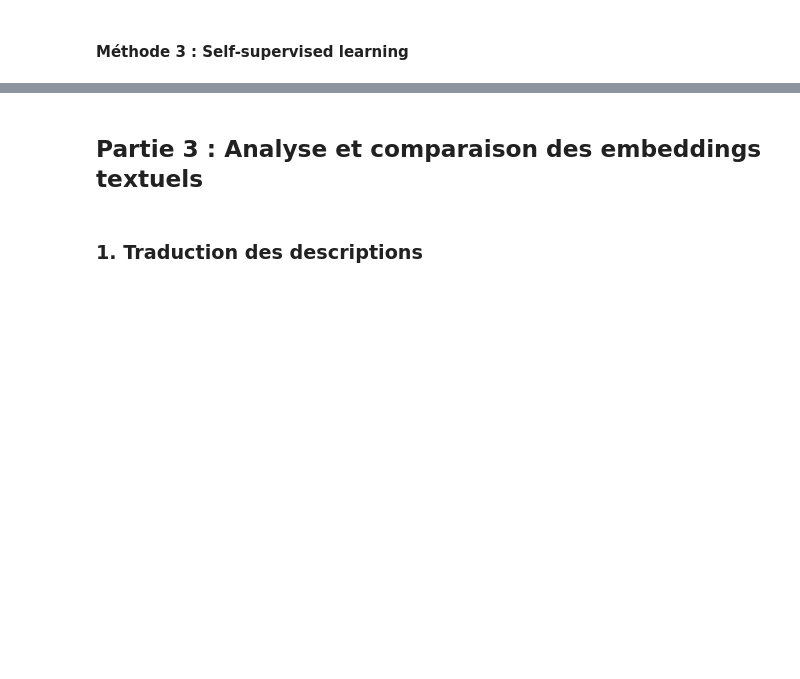
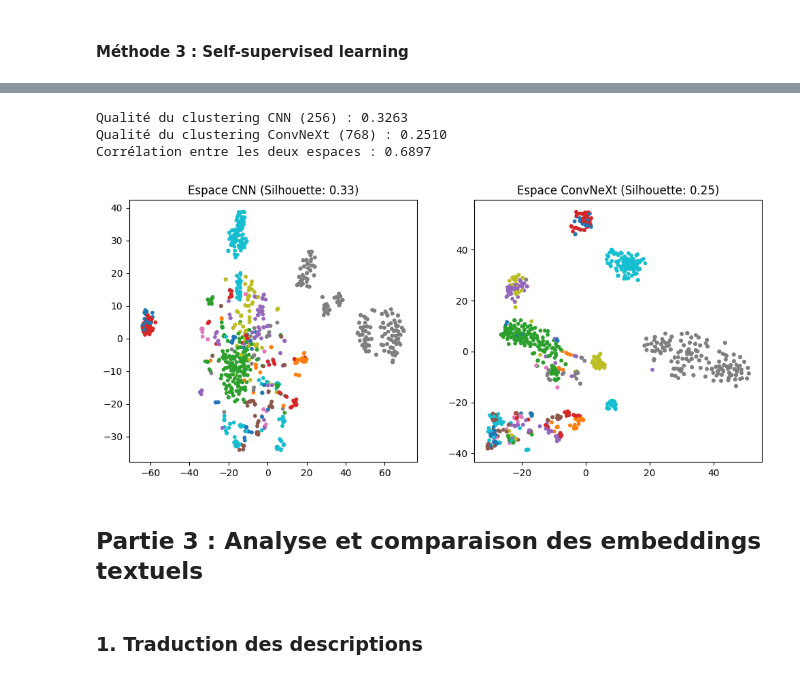
Before and after one commit to alban-morin/recommandations-chanel, a Jupyter notebook: Notebook.ipynb, the cells around one changed output, grey strips where cells are left out. Cells and saved outputs as stored; diff of their text form; code cells hidden in the pictures; blank space fills up the shorter version.

```diff
--- a/Notebook.ipynb
+++ b/Notebook.ipynb
@@ -385,0 +839,17 @@ En tout cas, cette visualisation met en évidence une segmentation tarifaire en
+# %%
+X_all_preprocessed = convnext.preprocess_input(X_all * 255)  # Remettre en 0-255 pour le preprocessing
+
+# Calculer les embeddings
+inputs = convnext_encoder.input
+encoder_out = convnext_encoder.output  # tenseur symbolique
+embeddings_tensor = convnext_model.dense1(encoder_out)  # couche Dense déjà instanciée
+convnext_embedding_model = Model(inputs=inputs, outputs=embeddings_tensor)
+
+# Calculer les embeddings
+convnext_embeddings = convnext_embedding_model.predict(X_all_preprocessed, batch_size=BATCH_SIZE, verbose=1)
+
+
+print(f"ConvNeXt embeddings shape: {convnext_embeddings.shape}")
+# Associer les embeddings au DataFrame
+all_images = all_images.reset_index(drop=True)
+all_images['convnext_embedding'] = list(convnext_embeddings)
@@ -390,3 +867,60 @@ En tout cas, cette visualisation met en évidence une segmentation tarifaire en
+# %%
+from sklearn.metrics import silhouette_score
+import numpy as np
+
+# On suppose que vous avez une colonne 'label' ou 'class' dans all_images
+# et que vos embeddings sont stockés sous forme de liste ou array numpy dans le dataframe
+
+# 1. Préparer les matrices (N_images, Dimensions)
+X_cnn = np.stack(all_images['cnn_embedding'].values)      # Shape (N, 256)
+X_convnext = np.stack(all_images['convnext_embedding'].values) # Shape (N, 768)
+y_labels = all_images['label'].values # Vos vraies classes
+
+# 2. Calculer le score (entre -1 et 1. Plus c'est haut, mieux c'est)
+score_cnn = silhouette_score(X_cnn, y_labels, metric='cosine')
+score_convnext = silhouette_score(X_convnext, y_labels, metric='cosine')
+
+print(f"Qualité du clustering CNN (256) : {score_cnn:.4f}")
+print(f"Qualité du clustering ConvNeXt (256) : {score_convnext:.4f}")
+
+from scipy.spatial.distance import pdist
+from scipy.stats import pearsonr
+
+# 1. Calculer toutes les distances par paires pour chaque modèle
+# pdist renvoie un vecteur condensé des distances entre toutes les images
+dists_cnn = pdist(X_cnn, metric='cosine')
+dists_convnext = pdist(X_convnext, metric='cosine')
+
+# 2. Calculer la corrélation de Pearson entre ces distances
+correlation, _ = pearsonr(dists_cnn, dists_convnext)
+
+print(f"Corrélation entre les deux espaces : {correlation:.4f}")
+
+from sklearn.manifold import TSNE
+import matplotlib.pyplot as plt
+
+# Réduire à 2 dimensions
+tsne = TSNE(n_components=2, random_state=42)
+cnn_2d = tsne.fit_transform(X_cnn)
+convnext_2d = tsne.fit_transform(X_convnext)
+
+# Affichage
+fig, axes = plt.subplots(1, 2, figsize=(12, 5))
+
+# Plot CNN
+axes[0].scatter(cnn_2d[:, 0], cnn_2d[:, 1], c=y_labels, cmap='tab10', s=10)
+axes[0].set_title(f"Espace CNN (Silhouette: {score_cnn:.2f})")
+
+# Plot ConvNeXt
+axes[1].scatter(convnext_2d[:, 0], convnext_2d[:, 1], c=y_labels, cmap='tab10', s=10)
+axes[1].set_title(f"Espace ConvNeXt (Silhouette: {score_convnext:.2f})")
+
+plt.show()
+# %% [output]
+Qualité du clustering CNN (256) : 0.3263
+Qualité du clustering ConvNeXt (768) : 0.2510
+Corrélation entre les deux espaces : 0.6897
+[figure, added]
 # %% [markdown]
 ## Partie 3 : Analyse et comparaison des embeddings textuels
 # %% [markdown]
```
Also changed, not shown: parts of 29 cells of this notebook, 2 other files.
